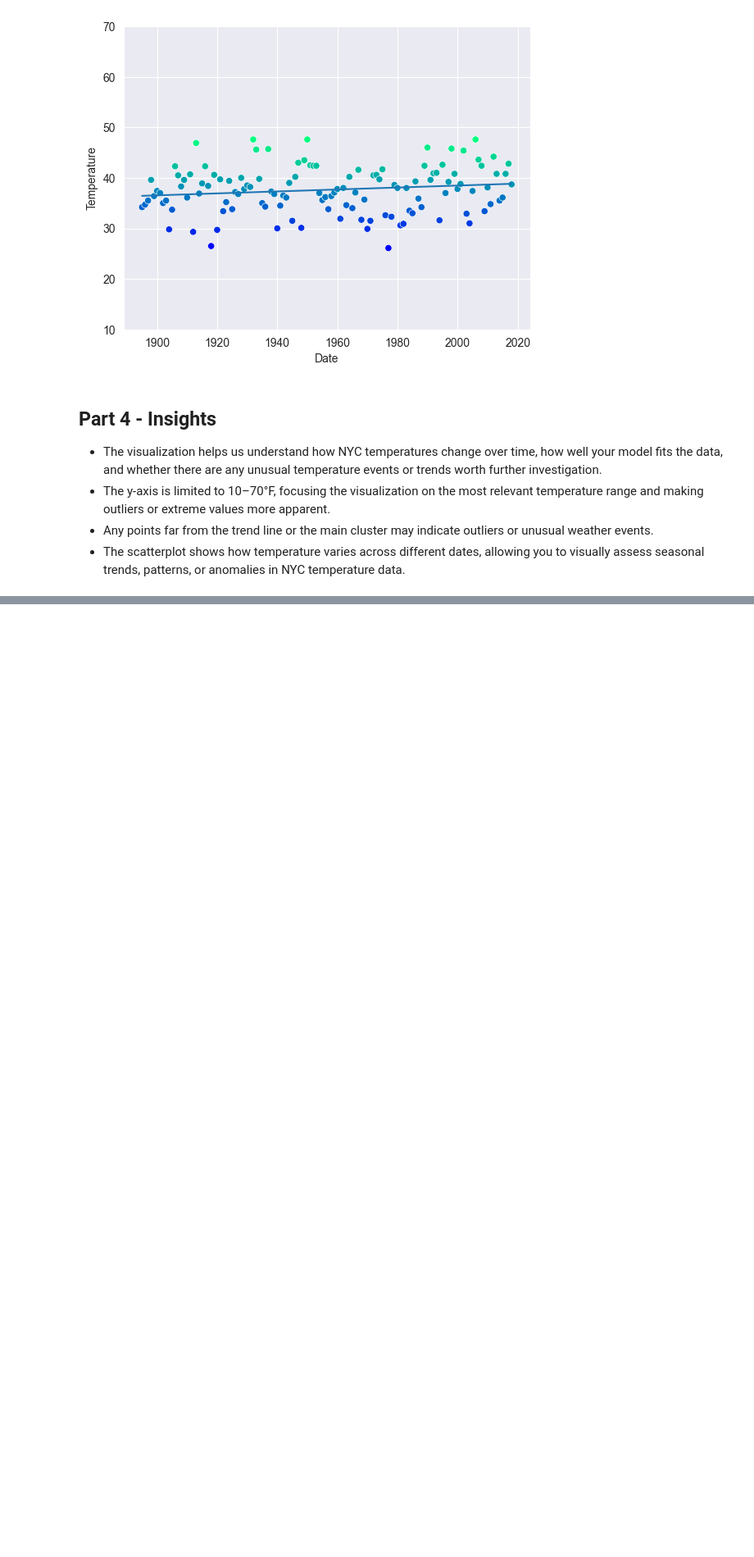
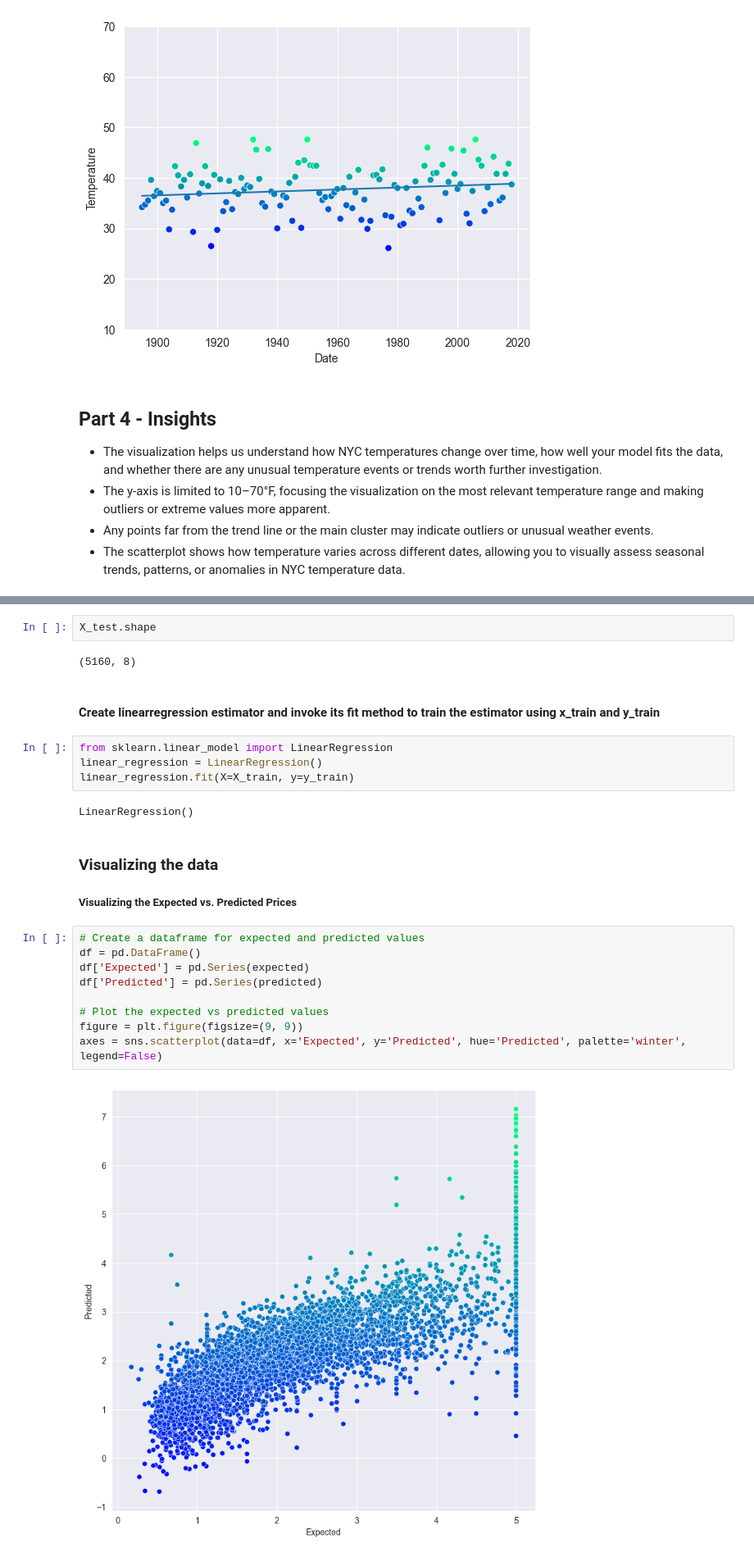
Before and after one commit to bjdawson23/datafun-07-ml, a Jupyter notebook: branton_ml.ipynb, the cells around one changed output, grey strips where cells are left out. Shown at 82% size. Cells and saved outputs as stored; diff of their text form; blank space fills up the shorter version.

```diff
--- a/branton_ml.ipynb
+++ b/branton_ml.ipynb
@@ -247,0 +282,26 @@ line = plt.plot(x, y)
+# %%
+X_test.shape
+# %% [output]
+(5160, 8)
+# %% [markdown]
+#### Create linearregression estimator and invoke its fit method to train the estimator using x_train and y_train
+# %%
+from sklearn.linear_model import LinearRegression
+linear_regression = LinearRegression()
+linear_regression.fit(X=X_train, y=y_train)
+# %% [output]
+LinearRegression()
+# %% [markdown]
+### Visualizing the data
+##### Visualizing the Expected vs. Predicted Prices
+# %%
+# Create a dataframe for expected and predicted values
+df = pd.DataFrame()
+df['Expected'] = pd.Series(expected)
+df['Predicted'] = pd.Series(predicted)
+
+# Plot the expected vs predicted values
+figure = plt.figure(figsize=(9, 9))
+axes = sns.scatterplot(data=df, x='Expected', y='Predicted', hue='Predicted', palette='winter', legend=False)
+# %% [output]
+[figure, added]
```
Also changed, not shown: parts of 7 cells of this notebook.
